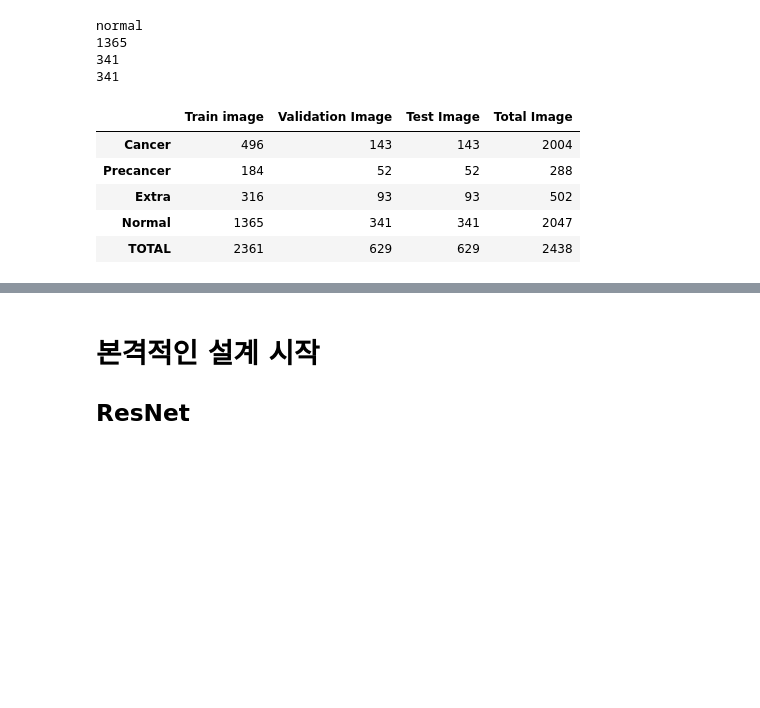
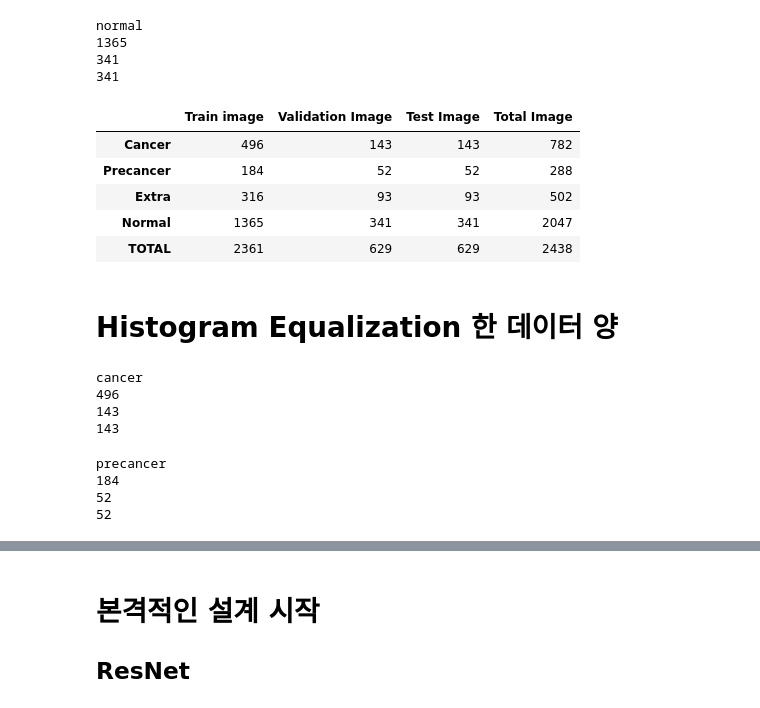
Before and after one commit to leekate/2020-ctrc-OralCancer-Classification-project, a Jupyter notebook: Oral_Detect_my_ResNet.ipynb, the cells around one changed output, grey strips where cells are left out. Saved outputs shown, nothing was run; the diff lists cells and outputs as text; code cells hidden in the pictures; blank space fills up the shorter version.

```diff
--- a/Oral_Detect_my_ResNet.ipynb
+++ b/Oral_Detect_my_ResNet.ipynb
@@ -123,9 +123,9 @@ pd.DataFrame(con,columns=col, index=ind)
 # %% [markdown]
 # 단순 증량 후 최종 파일 갯수 확인
 # %%
-length1= "/content/drive/Shareddrives/CTRC/OriginDataGenerate/train/1.Cancer"
-length2= "/content/drive/Shareddrives/CTRC/OriginDataGenerate/validation/1.Cancer"
-plus1= "/content/drive/Shareddrives/CTRC/OriginDataGenerate/test/1.Cancer"
+length1= "/content/drive/Shareddrives/CTRC-OralDetect-Project/OriginDataGenerate/train/1.Cancer"
+length2= "/content/drive/Shareddrives/CTRC-OralDetect-Project/OriginDataGenerate/validation/1.Cancer"
+plus1= "/content/drive/Shareddrives/CTRC-OralDetect-Project/OriginDataGenerate/test/1.Cancer"
 
 file_list1 = os.listdir(length1)
 file_list2 = os.listdir(length2)
@@ -141,9 +141,9 @@ cancer
 143
 143
 # %%
-length3= "/content/drive/Shareddrives/CTRC/OriginDataGenerate/train/2.Precancer"
-length4= "/content/drive/Shareddrives/CTRC/OriginDataGenerate/validation/2.Precancer"
-plus2= "/content/drive/Shareddrives/CTRC/OriginDataGenerate/test/2.Precancer"
+length3= "/content/drive/Shareddrives/CTRC-OralDetect-Project/OriginDataGenerate/train/2.Precancer"
+length4= "/content/drive/Shareddrives/CTRC-OralDetect-Project/OriginDataGenerate/validation/2.Precancer"
+plus2= "/content/drive/Shareddrives/CTRC-OralDetect-Project/OriginDataGenerate/test/2.Precancer"
 
 file_list3 = os.listdir(length3)
 file_list4 = os.listdir(length4)
@@ -159,9 +159,9 @@ precancer
 52
 52
 # %%
-length5 = "/content/drive/Shareddrives/CTRC/OriginDataGenerate/train/3.Inflammatory"
-length6 = "/content/drive/Shareddrives/CTRC/OriginDataGenerate/validation/3.Inflammatory"
-plus3= "/content/drive/Shareddrives/CTRC/OriginDataGenerate/test/3.Inflammatory"
+length5 = "/content/drive/Shareddrives/CTRC-OralDetect-Project/OriginDataGenerate/train/3.Inflammatory"
+length6 = "/content/drive/Shareddrives/CTRC-OralDetect-Project/OriginDataGenerate/validation/3.Inflammatory"
+plus3= "/content/drive/Shareddrives/CTRC-OralDetect-Project/OriginDataGenerate/test/3.Inflammatory"
 
 file_list5 = os.listdir(length5)
 file_list6 = os.listdir(length6)
@@ -177,9 +177,9 @@ extra
 93
 93
 # %%
-length7 = "/content/drive/Shareddrives/CTRC/OriginDataGenerate/train/4.Normal"
-length8 = "/content/drive/Shareddrives/CTRC/OriginDataGenerate/validation/4.Normal"
-plus4= "/content/drive/Shareddrives/CTRC/OriginDataGenerate/test/4.Normal"
+length7 = "/content/drive/Shareddrives/CTRC-OralDetect-Project/OriginDataGenerate/train/4.Normal"
+length8 = "/content/drive/Shareddrives/CTRC-OralDetect-Project/OriginDataGenerate/validation/4.Normal"
+plus4= "/content/drive/Shareddrives/CTRC-OralDetect-Project/OriginDataGenerate/test/4.Normal"
 
 file_list7 = os.listdir(length7)
 file_list8 = os.listdir(length8)
@@ -197,29 +197,67 @@ normal
 # %%
 import pandas as pd
 
 #df = df_maker(3,4,0)  # 3X3 데이터 프레임 생성 0으로 채움
 col = ["Train image","Validation Image","Test Image","Total Image"]
 ind = ["Cancer","Precancer","Extra","Normal","TOTAL"]
 #df.columns = col  # 컬럼 col 리스트로 덮어씌움
 #df.index = ind    # 인덱스 ind 리스트로 덮어씌움
 
 
 con = [
-       [len(file_list1),len(file_list2),len(plus_list1),len(plus_list1)+len(file_list1)+len(file_list7)],
+       [len(file_list1),len(file_list2),len(plus_list1),len(plus_list1)+len(file_list1)+len(file_list2)],
        [len(file_list3),len(file_list4),len(plus_list2),len(plus_list2)+len(file_list3)+len(file_list4)],
        [len(file_list5),len(file_list6),len(plus_list3),len(plus_list3)+len(file_list5)+len(file_list6)],
        [len(file_list7),len(file_list8),len(plus_list4),len(plus_list4)+len(file_list7)+len(file_list8)],
         [len(file_list1)+len(file_list3)+len(file_list5)+len(file_list7),
          len(file_list2)+len(file_list4)+len(file_list6)+len(file_list8),
          len(plus_list1)+len(plus_list2)+len(plus_list3)+len(plus_list4),
         len(file_list1)+len(file_list3)+len(file_list5)+len(file_list3)+len(file_list2)+len(file_list4)+len(file_list6)+len(file_list8)+len(plus_list1)+len(plus_list2)+len(plus_list3)+len(plus_list4)]
        ]
 
 pd.DataFrame(con,columns=col, index=ind)
 # %% [output]
 |  | Train image | Validation Image | Test Image | Total Image |
-| Cancer | 496 | 143 | 143 | 2004 |
+| Cancer | 496 | 143 | 143 | 782 |
 | Precancer | 184 | 52 | 52 | 288 |
 | Extra | 316 | 93 | 93 | 502 |
 | Normal | 1365 | 341 | 341 | 2047 |
 | TOTAL | 2361 | 629 | 629 | 2438 |
+# %% [markdown]
+# Histogram Equalization 한 데이터 양
+# %%
+length1= "/content/drive/Shareddrives/CTRC-OralDetect-Project/NewDataGenerate-HM/train/1.Cancer"
+length2= "/content/drive/Shareddrives/CTRC-OralDetect-Project/NewDataGenerate-HM/validation/1.Cancer"
+plus1= "/content/drive/Shareddrives/CTRC-OralDetect-Project/NewDataGenerate-HM/test/1.Cancer"
+
+file_list1 = os.listdir(length1)
+file_list2 = os.listdir(length2)
+plus_list1 = os.listdir(plus1)
+
+print("cancer")
+print(len(file_list1))
+print(len(file_list2))
+print(len(plus_list1))
+# %% [output]
+cancer
+496
+143
+143
+# %%
+length3= "/content/drive/Shareddrives/CTRC-OralDetect-Project/NewDataGenerate-HM/train/2.Precancer"
+length4= "/content/drive/Shareddrives/CTRC-OralDetect-Project/NewDataGenerate-HM/validation/2.Precancer"
+plus2= "/content/drive/Shareddrives/CTRC-OralDetect-Project/NewDataGenerate-HM/test/2.Precancer"
+
+file_list3 = os.listdir(length3)
+file_list4 = os.listdir(length4)
+plus_list2 = os.listdir(plus2)
+
+print("precancer")
+print(len(file_list3))
+print(len(file_list4))
+print(len(plus_list2))
+# %% [output]
+precancer
+184
+52
+52
```
Also changed, not shown: parts of 7 cells of this notebook.
